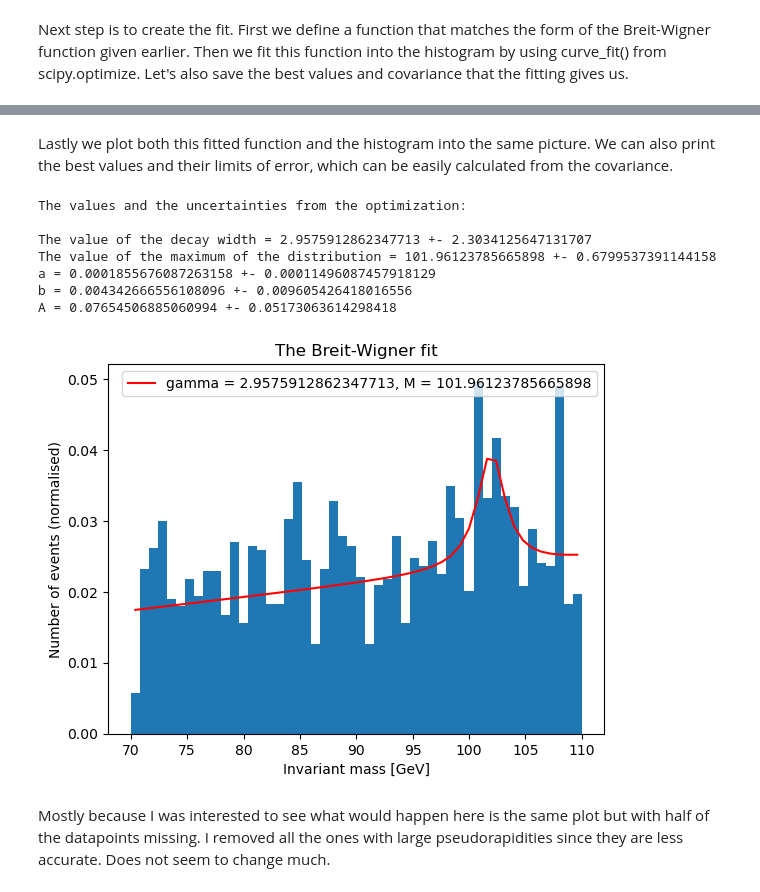
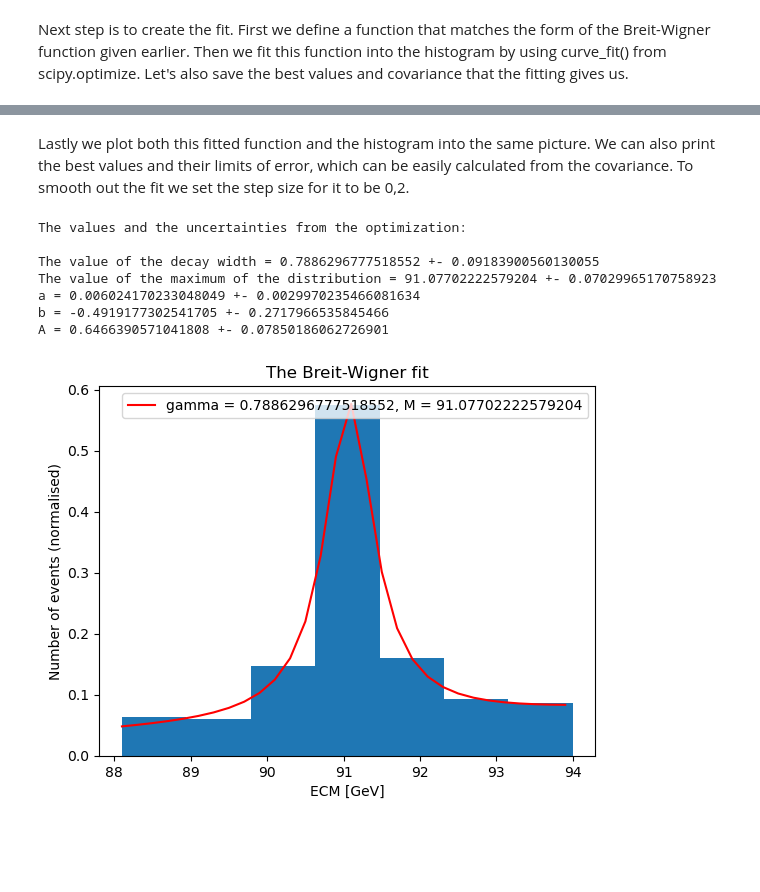
Before and after one commit to kraikisto/CERN_LEP_Z_boson, a Jupyter notebook: 91_with_luminosity.ipynb, the cells around one changed output, grey strips where cells are left out. Saved outputs shown, nothing was run; the diff lists cells and outputs as text; code cells hidden in the pictures; blank space fills up the shorter version.

```diff
--- a/91_with_luminosity.ipynb
+++ b/91_with_luminosity.ipynb
@@ -25,4 +13,0 @@ $$
-# %%
-dataset91["ETA1"] = - np.log(np.tan(dataset91.THETA1/2))
-dataset91["ETA2"] = - np.log(np.tan(dataset91.THETA2/2))
-dataset91["M"] = np.sqrt(2*dataset91.PT1*dataset91.PT2*(np.cosh(dataset91.ETA1 - dataset91.ETA2) - np.cos(dataset91.PHI1 - dataset91.PHI2)))
@@ -95,11 +78,16 @@ Next we create a histogram of the invariant masses. As previously covered the hi
 # %%
+lowerlimit = 88.1
+upperlimit = 94
+bins=7
+
+
 #weighted by luminosity
 fig = plt.figure(figsize=(15, 10))
-plt.hist(dataset91.M, bins=100, range=(0,150), weights = 1/dataset91.LUM, density = True)
+plt.hist(dataset91.ECM, bins=bins, range=(lowerlimit,upperlimit), weights = 1/dataset91.LUM)
 
-plt.xlabel('Invariant mass [GeV/c²]', fontsize=15)
+plt.xlabel('ECM', fontsize=15)
 plt.ylabel('Number of events (normalised)', fontsize=15)
-plt.title('Invariant mass normalised by luminosity \n', fontsize=15)
+plt.title('Number of events of each ECM', fontsize=15)
 
 plt.show()
 # %% [output]
@@ -115,18 +105,11 @@ where $k = \dfrac{2\sqrt{2}M \Gamma \gamma}{\pi\sqrt{M^2 + \gamma}}$ with $\gamm
 # %% [markdown]
 Let's start with the simple parts of the fitting. First we only cover the area around where we know the particle is by setting limits to the mass values we use and remove the rest from the dataset. Then we set the initial guesses. In this fit there are 5 variables. We can guess that the max values is the peak we saw in the histogram. The rest we can guess and if the plot isn't good try again. (Are they always positive? It seems so by testing)
 # %%
-#limit to where Z-boson should be:
-lowerlimit = 70
-upperlimit = 110
-
-
-#Change the dataset for that area
-limitedmasses = dataset91[(dataset91.M > lowerlimit) & (dataset91.M < upperlimit)]
-histogram = plt.hist(limitedmasses.M, bins=50, range=(lowerlimit,upperlimit), weights = 1/limitedmasses.LUM, density = True)
+histogram = plt.hist(dataset91.ECM, bins=bins, range=(lowerlimit,upperlimit), weights = 1/dataset91.LUM, density = True)
 plt.close() #stop from showing the plot
 
 #Initial guesses:
-initials = [3, 100, 4, 2, 100]
+initials = [1, 91, 1, 3, 1]
 # %% [markdown]
 Next step is to create the fit. First we define a function that matches the form of the Breit-Wigner function given earlier. Then we fit this function into the histogram by using curve_fit() from scipy.optimize. Let's also save the best values and covariance that the fitting gives us.
 # %%
@@ -145,33 +126,35 @@ best, covariance = curve_fit(breitwigner, x, y, p0=initials, sigma=np.sqrt(y))
 # %% [markdown]
-Lastly we plot both this fitted function and the histogram into the same picture. We can also print the best values and their limits of error, which can be easily calculated from the covariance.
+Lastly we plot both this fitted function and the histogram into the same picture. We can also print the best values and their limits of error, which can be easily calculated from the covariance. To smooth out the fit we set the step size for it to be 0,2.
 # %%
 error = np.sqrt(np.diag(covariance))
 
 #Parameters and their errors from optimization:
 print("The values and the uncertainties from the optimization:")
 print("")
 print("The value of the decay width = {} +- {}".format(best[0], error[0]))
 print("The value of the maximum of the distribution = {} +- {}".format(best[1], error[1]))
 print("a = {} +- {}".format(best[2], error[2]))
 print("b = {} +- {}".format(best[3], error[3]))
 print("A = {} +- {}".format(best[4], error[4]))
 
+#For the smoother fit:
+more_points = np.arange(lowerlimit,upperlimit, step=0.2)
+
+
 #plot both graphs:
-plt.hist(limitedmasses.M, bins=50, range=(lowerlimit,upperlimit), weights = 1/limitedmasses.LUM, density = True)
-plt.plot(x, breitwigner(x, *best), 'r-', label='gamma = {}, M = {}'.format(best[0], best[1]))
-plt.xlabel('Invariant mass [GeV]')
+plt.hist(dataset91.ECM, bins=bins, range=(lowerlimit,upperlimit), weights = 1/dataset91.LUM, density = True)
+plt.plot(more_points, breitwigner(more_points, *best), 'r-', label='gamma = {}, M = {}'.format(best[0], best[1]))
+plt.xlabel('ECM [GeV]')
 plt.ylabel('Number of events (normalised)')
 plt.title('The Breit-Wigner fit')
 plt.legend()
 plt.show()
 # %% [output]
 The values and the uncertainties from the optimization:
 
-The value of the decay width = 2.9575912862347713 +- 2.3034125647131707
-The value of the maximum of the distribution = 101.96123785665898 +- 0.6799537391144158
-a = 0.0001855676087263158 +- 0.00011496087457918129
-b = 0.004342666556108096 +- 0.009605426418016556
-A = 0.07654506885060994 +- 0.05173063614298418
+The value of the decay width = 0.7886296777518552 +- 0.09183900560130055
+The value of the maximum of the distribution = 91.07702222579204 +- 0.07029965170758923
+a = 0.006024170233048049 +- 0.0029970235466081634
+b = -0.4919177302541705 +- 0.2717966535845466
+A = 0.6466390571041808 +- 0.07850186062726901
-[figure, old version]
+[figure, new version]
-# %% [markdown]
-Mostly because I was interested to see what would happen here is the same plot but with half of the datapoints missing. I removed all the ones with large pseudorapidities since they are less accurate. Does not seem to change much.
```
Also changed, not shown: parts of 14 cells of this notebook, 2 other files.
